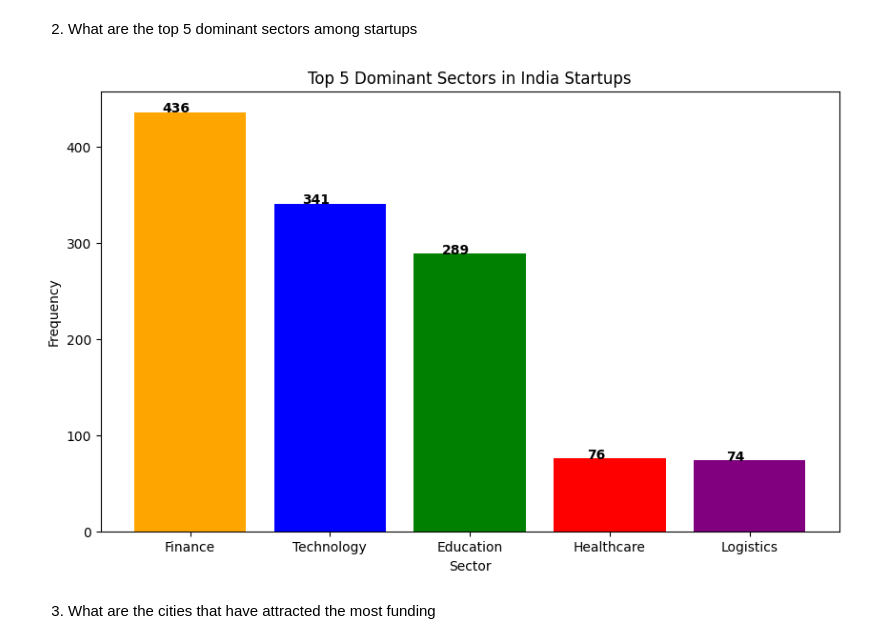
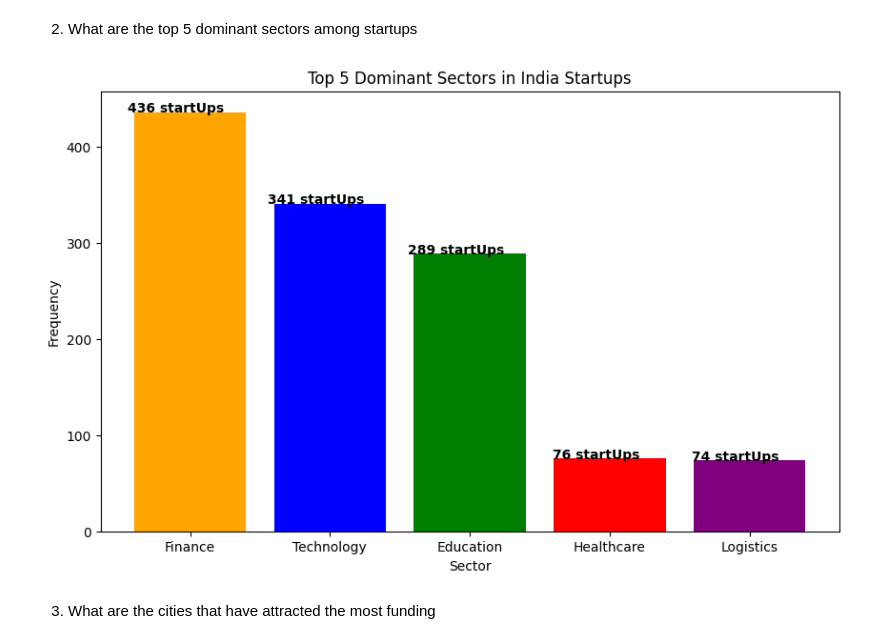
Before and after one commit to DelphinKdl/-Data-analysis-project-Data-Driven-Insights-for-Indian-Startup-Growth, a Jupyter notebook: notebook.ipynb, the cells around one changed output. Drawn from its saved outputs; the diff is of its cells as text; code cells hidden in the pictures.

```diff
--- a/notebook.ipynb
+++ b/notebook.ipynb
@@ -600,28 +601,28 @@ plt.show()
 # %%
 
 combinedData['Sector'] = combinedData['Sector'].str.capitalize()
 tp_5_sectors = combinedData['Sector'].value_counts().head(5)
 
 # Define different colors for each bar
 colors = ['orange', 'blue', 'green', 'red', 'purple']
 
 # Create a bar chart with values on each bar
 plt.figure(figsize=(10, 6))
 bars = plt.bar(tp_5_sectors.index, tp_5_sectors, color=colors)
 
 # Add values on each bar
 for bar, value in zip(bars, tp_5_sectors):
     plt.text(bar.get_x() + bar.get_width() / 2 - 0.1,
-    bar.get_height() + 0.1, str(value),
+    bar.get_height() + 0.1, str(value) + ' startUps',
     ha='center',
     color='black',
     fontweight='bold' )
 
 plt.xlabel('Sector', loc='center')
 plt.ylabel('Frequency')
 plt.title('Top 5 Dominant Sectors in India Startups')
 plt.show()
 # %% [output]
-[figure, old version]
+[figure, new version]
 # %% [markdown]
 3. What are the cities that have attracted the most funding
```
Also changed, not shown: parts of 6 cells of this notebook.
